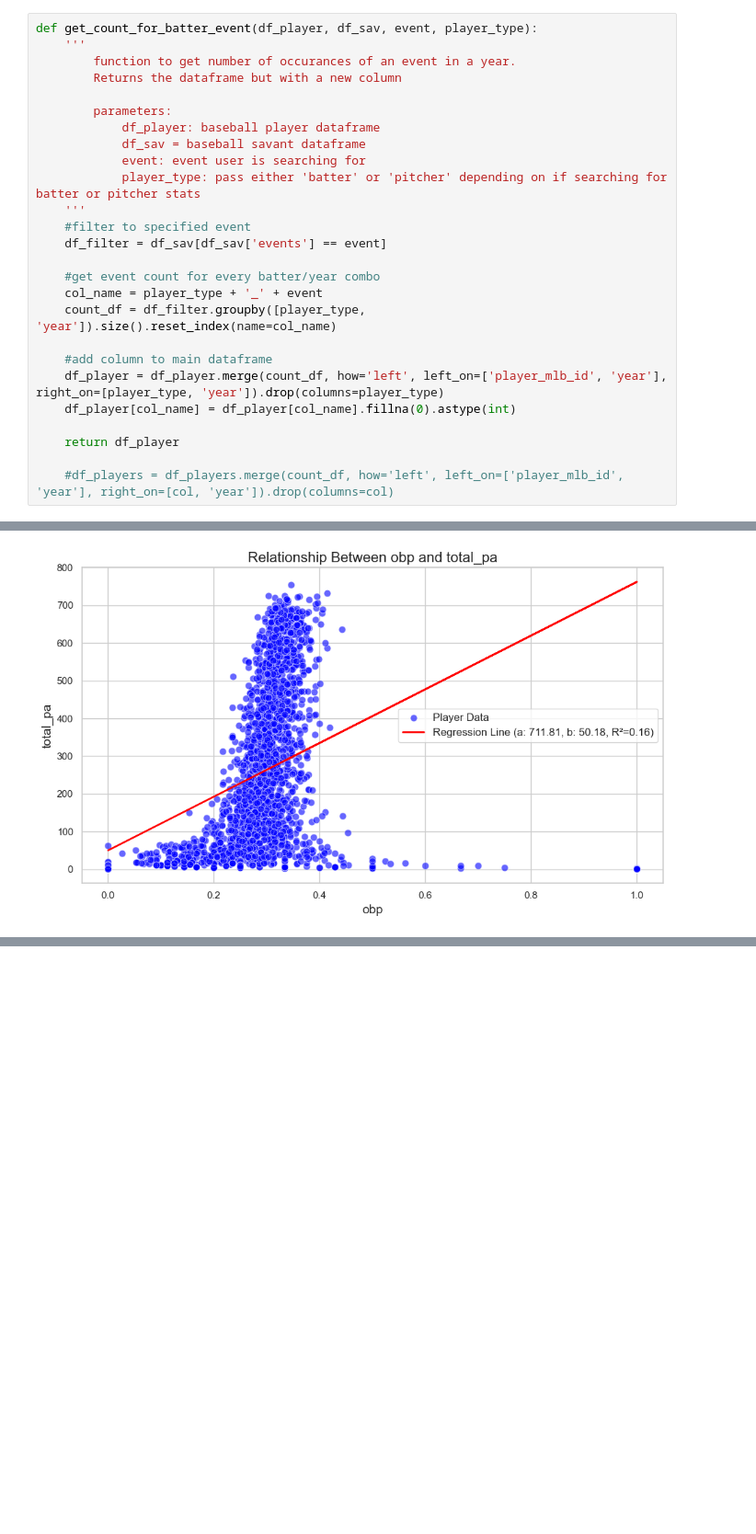
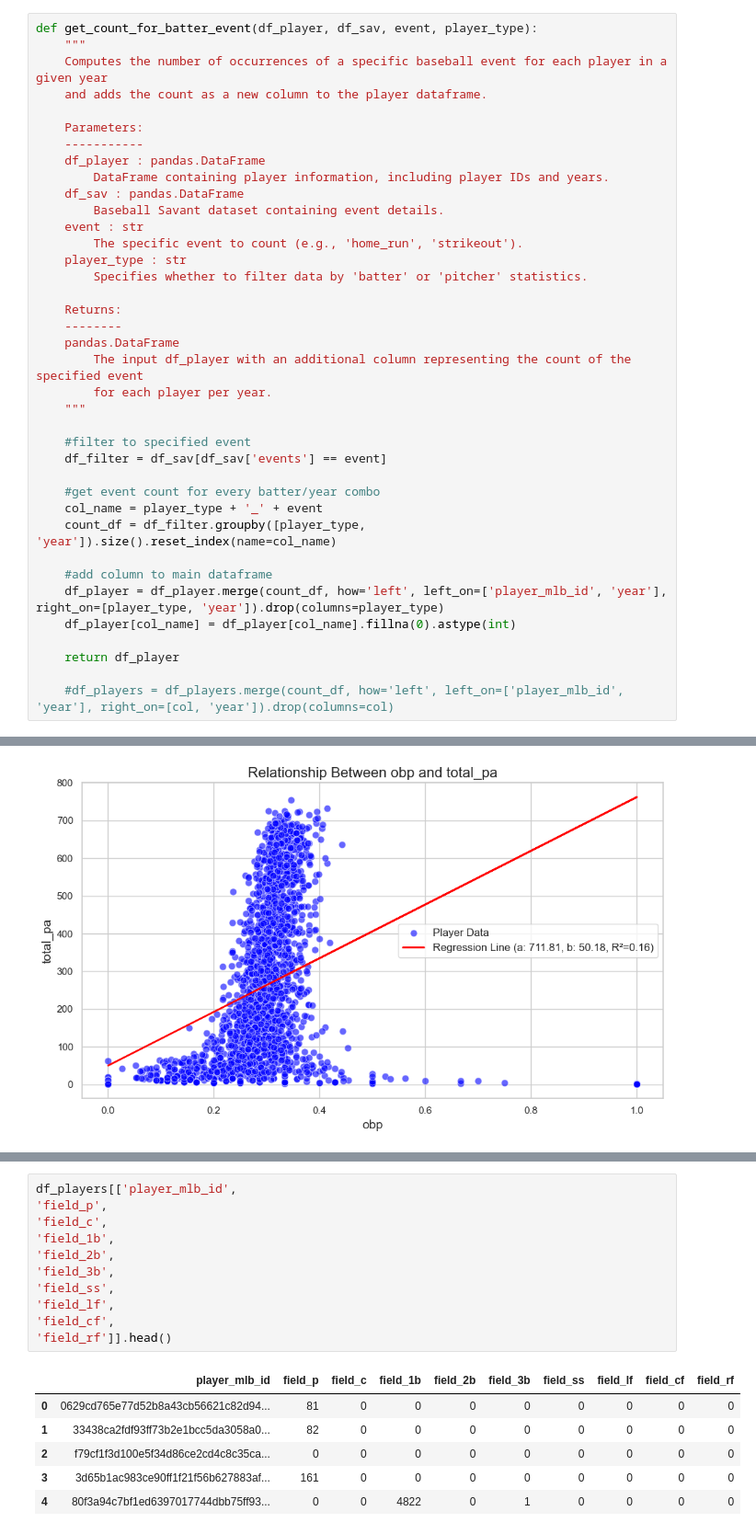
Before and after one commit to etienne-busnel/Cincinnati-Reds-Hackathon-2025, a Jupyter notebook: Player_Information.ipynb, the cells around one changed output, grey strips where cells are left out. Shown at 92% size. Drawn from its saved outputs; the diff is of its cells as text; blank space fills up the shorter version.

```diff
--- a/Player_Information.ipynb
+++ b/Player_Information.ipynb
@@ -171,16 +185,28 @@ Index(['player_mlb_id', 'playerID_LAHMAN', 'birthYear', 'birthMonth',
       dtype='object')
 # %%
 def get_count_for_batter_event(df_player, df_sav, event, player_type):
-    '''
-        function to get number of occurances of an event in a year.
-        Returns the dataframe but with a new column
+    """
+    Computes the number of occurrences of a specific baseball event for each player in a given year
+    and adds the count as a new column to the player dataframe.
 
-        parameters:
-            df_player: baseball player dataframe
-            df_sav = baseball savant dataframe
-            event: event user is searching for
-            player_type: pass either 'batter' or 'pitcher' depending on if searching for batter or pitcher stats
-    '''
+    Parameters:
+    -----------
+    df_player : pandas.DataFrame
+        DataFrame containing player information, including player IDs and years.
+    df_sav : pandas.DataFrame
+        Baseball Savant dataset containing event details.
+    event : str
+        The specific event to count (e.g., 'home_run', 'strikeout').
+    player_type : str
+        Specifies whether to filter data by 'batter' or 'pitcher' statistics.
+
+    Returns:
+    --------
+    pandas.DataFrame
+        The input df_player with an additional column representing the count of the specified event
+        for each player per year.
+    """
+
     #filter to specified event
     df_filter = df_sav[df_sav['events'] == event]
 
@@ -399,0 +502,18 @@ linear_regression_scatter(df_players,'avg','total_pa', min_y=100)
+# %%
+df_players[['player_mlb_id',
+'field_p',
+'field_c',
+'field_1b',
+'field_2b',
+'field_3b',
+'field_ss',
+'field_lf',
+'field_cf',
+'field_rf']].head()
+# %% [output]
+|  | player_mlb_id | field_p | field_c | field_1b | field_2b | field_3b | field_ss | field_lf | field_cf | field_rf |
+| 0 | 0629cd765e77d52b8a43cb56621c82d94... | 81 | 0 | 0 | 0 | 0 | 0 | 0 | 0 | 0 |
+| 1 | 33438ca2fdf93ff73b2e1bcc5da3058a0... | 82 | 0 | 0 | 0 | 0 | 0 | 0 | 0 | 0 |
+| 2 | f79cf1f3d100e5f34d86ce2cd4c8c35ca... | 0 | 0 | 0 | 0 | 0 | 0 | 0 | 0 | 0 |
+| 3 | 3d65b1ac983ce90ff1f21f56b627883af... | 161 | 0 | 0 | 0 | 0 | 0 | 0 | 0 | 0 |
+| 4 | 80f3a94c7bf1ed6397017744dbb75ff93... | 0 | 0 | 4822 | 0 | 1 | 0 | 0 | 0 | 0 |
```
Also changed, not shown: parts of 14 cells of this notebook.
